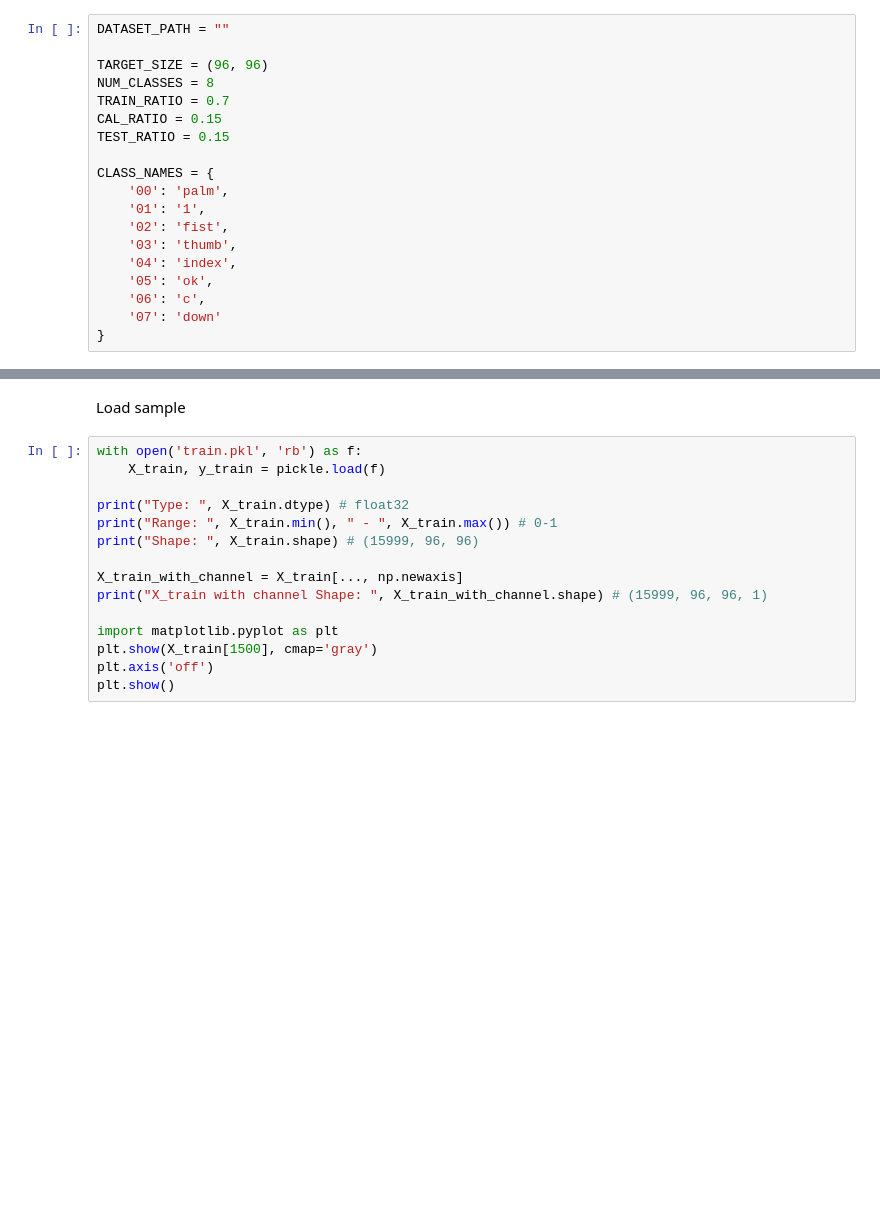
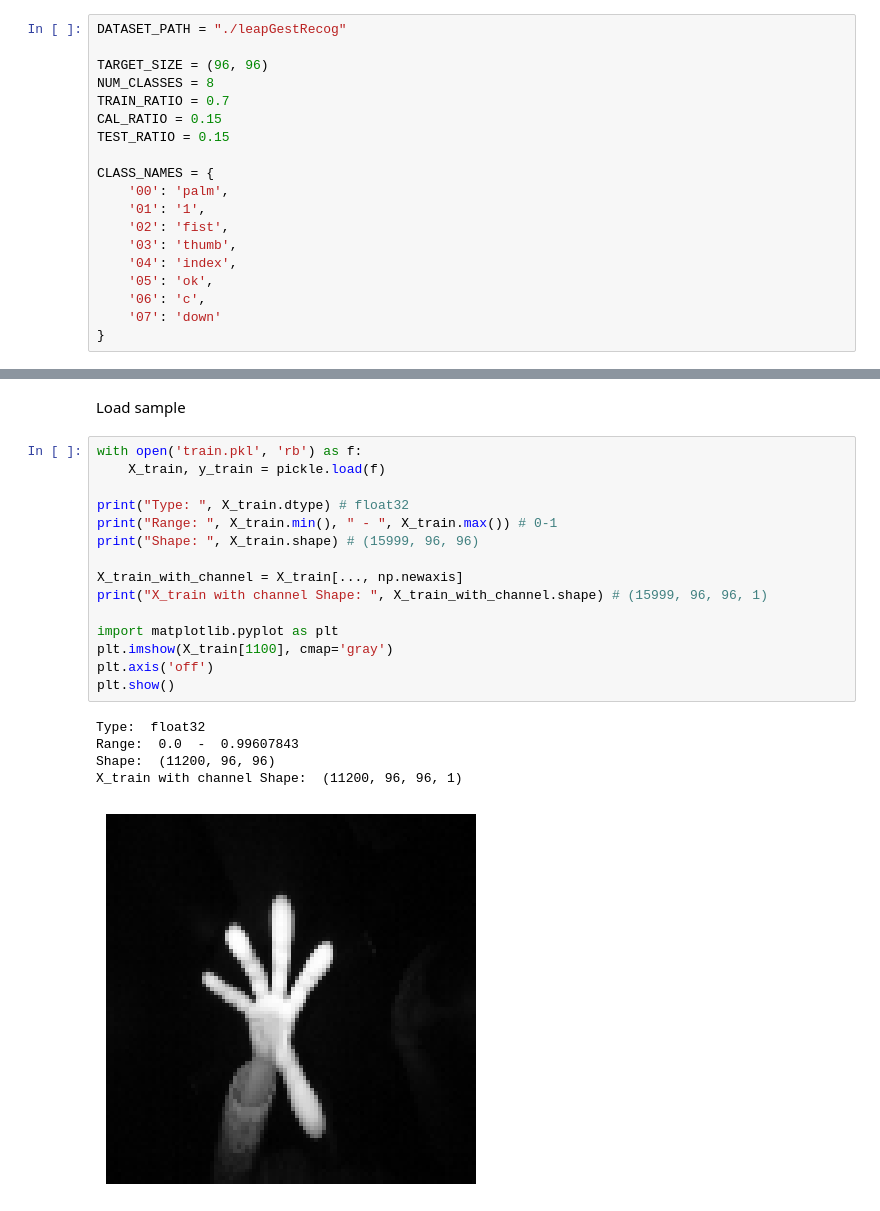
Before and after one commit to KhoanDoanVan/esp32s3-gesture-recognizer-dl, a Jupyter notebook: dataset/dataset.ipynb, the cells around one changed output, grey strips where cells are left out. Saved outputs shown, nothing was run; the diff lists cells and outputs as text; blank space fills up the shorter version.

Commit message:
[feat] preprocessing dataset + training phase successfully

```diff
--- a/dataset/dataset.ipynb
+++ b/dataset/dataset.ipynb
@@ -6,7 +6,7 @@ from sklearn.model_selection import train_test_split
 import pickle
 from tqdm import tqdm
 # %%
-DATASET_PATH = ""
+DATASET_PATH = "./leapGestRecog"
 
 TARGET_SIZE = (96, 96)
 NUM_CLASSES = 8
@@ -156,15 +203,21 @@ Load sample
 # %%
 with open('train.pkl', 'rb') as f:
     X_train, y_train = pickle.load(f)
 
 print("Type: ", X_train.dtype) # float32
 print("Range: ", X_train.min(), " - ", X_train.max()) # 0-1
 print("Shape: ", X_train.shape) # (15999, 96, 96)
 
 X_train_with_channel = X_train[..., np.newaxis]
 print("X_train with channel Shape: ", X_train_with_channel.shape) # (15999, 96, 96, 1)
 
 import matplotlib.pyplot as plt
-plt.show(X_train[1500], cmap='gray')
+plt.imshow(X_train[1100], cmap='gray')
 plt.axis('off')
 plt.show()
+# %% [output]
+Type:  float32
+Range:  0.0  -  0.99607843
+Shape:  (11200, 96, 96)
+X_train with channel Shape:  (11200, 96, 96, 1)
+[figure, added]
```
Also changed, not shown: parts of 6 cells of this notebook, 14 other files.
